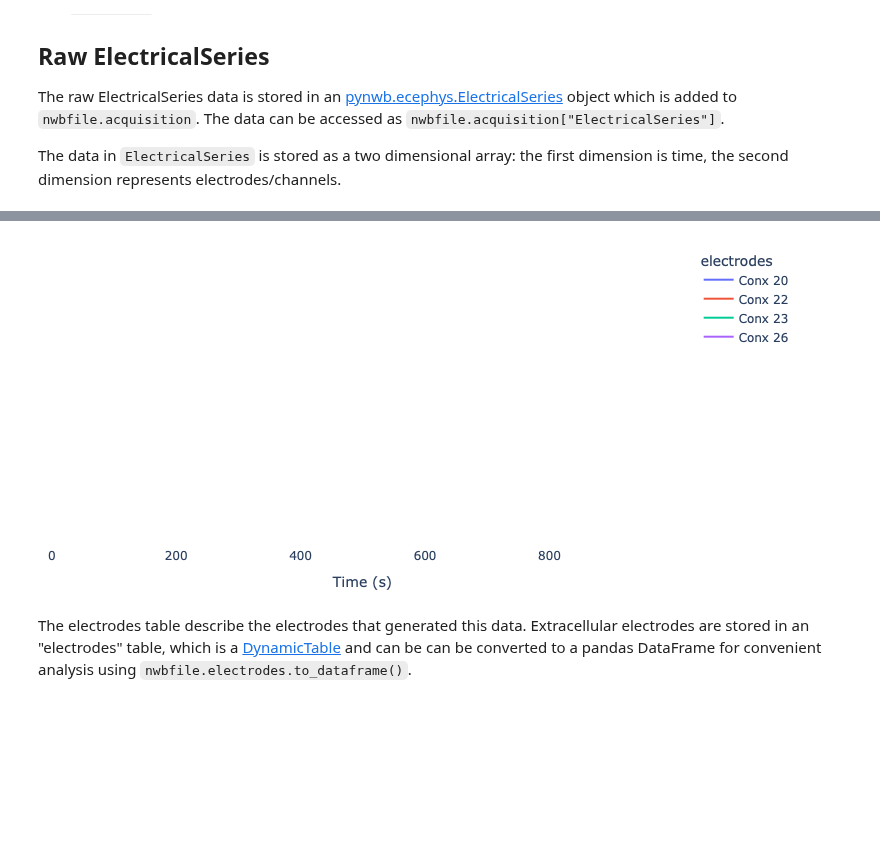
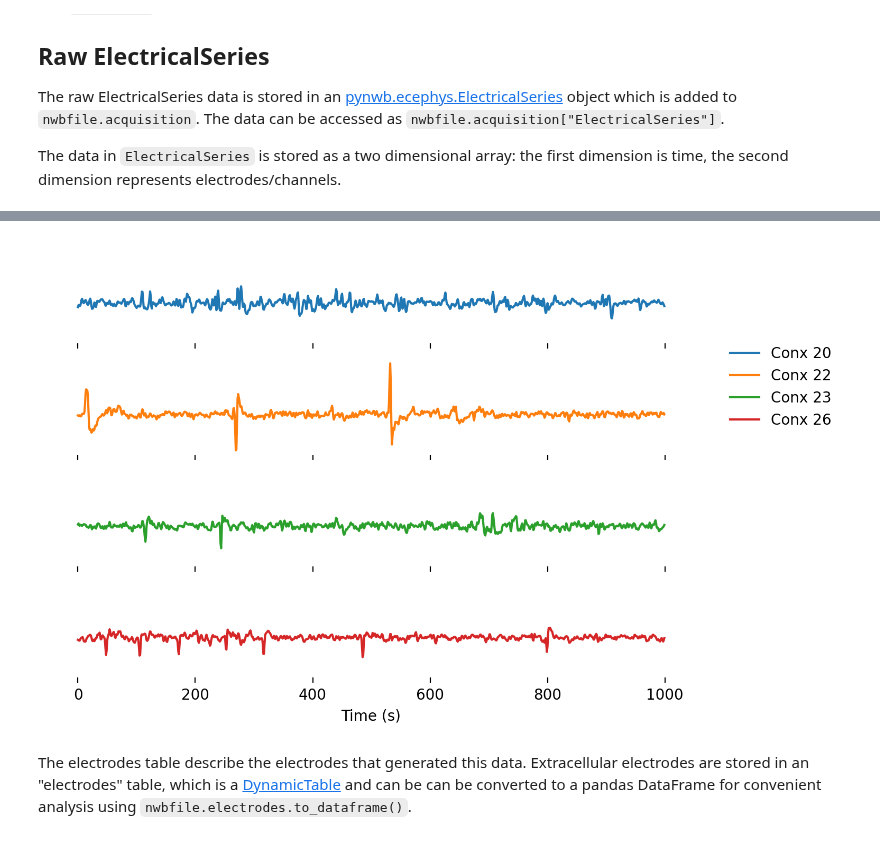
Before and after one commit to dandi/example-notebooks, a Jupyter notebook: 000947/TurnerLab/public_demo/000947_demo.ipynb, the cells around one changed output, grey strips where cells are left out. Saved outputs shown, nothing was run; the diff lists cells and outputs as text; code cells hidden in the pictures; blank space fills up the shorter version.

Commit message:
add visualizations

```diff
--- a/000947/TurnerLab/public_demo/000947_demo.ipynb
+++ b/000947/TurnerLab/public_demo/000947_demo.ipynb
@@ -236,7 +134,9 @@ electrical_series = nwbfile.acquisition["ElectricalSeries"]
 # %%
 import numpy as np
 import pandas as pd
+from matplotlib import pyplot as plt
 
+# Prepare data for plotting
 data = electrical_series.data[:1000, :]
 df = pd.DataFrame(data)
 df["Time (s)"] = np.arange(0, data.shape[0])
@@ -245,23 +145,27 @@ df.columns.name = "electrodes"
 channel_name_mapper = dict(zip(df.columns, electrical_series.electrodes["channel_name"][:]))
 df.rename(channel_name_mapper, axis=1, inplace=True)
 
-import plotly.express as px
+fig, axes = plt.subplots(nrows=len(df.columns), sharex=True, sharey=True, dpi=200)
+lines = df.plot(subplots=True, ax=axes, legend=False)
 
-fig = px.line(df, facet_row="electrodes", facet_row_spacing=0.01)
+# Hide y-axis labels
+for ax in axes:
+    ax.yaxis.set_visible(False)
 
-# hide and lock down axes
-fig.update_xaxes(visible=True, fixedrange=False)
-fig.update_yaxes(visible=False, fixedrange=False)
+# Remove box around the plots
+for ax in axes:
+    ax.set_frame_on(False)
 
-# remove facet/subplot labels
-fig.update_layout(annotations=[], overwrite=True)
+# Get handles and labels for all lines
+handles, labels = [], []
+for line in lines:
+    h, l = line.get_legend_handles_labels()
+    handles.extend(h)
+    labels.extend(l)
 
-# strip down the rest of the plot
-fig.update_layout(
-    showlegend=True,
-    plot_bgcolor="white",
-    margin=dict(t=10, l=10, b=10, r=10)
-)
-
-fig.show(config=dict(displayModeBar=True))
+# Create a single legend box
+fig.legend(handles, labels, loc='upper right', bbox_to_anchor=(1.2, 0.8), frameon=False)
+plt.xlabel('Time (s)')
+plt.tight_layout()
+plt.show()
 # %% [output]
@@ -269,4 +172,4 @@ fig.show(config=dict(displayModeBar=True))
-[figure, old version]
+[figure, new version]
 # %% [markdown]
 The electrodes table describe the electrodes that generated this data. Extracellular electrodes are stored in an "electrodes" table, which is a [DynamicTable](https://hdmf.readthedocs.io/en/stable/hdmf.common.table.html#hdmf.common.table.DynamicTable) and can be can be converted to a pandas DataFrame for convenient analysis using `nwbfile.electrodes.to_dataframe()`.
 # %%
```
Also changed, not shown: parts of 13 cells of this notebook.
